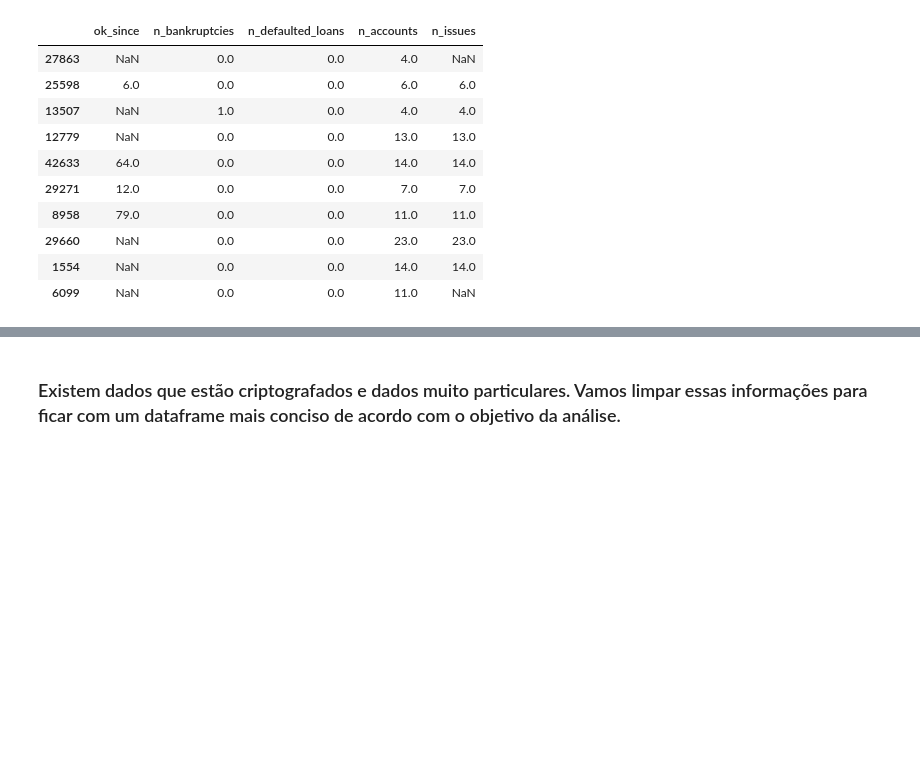
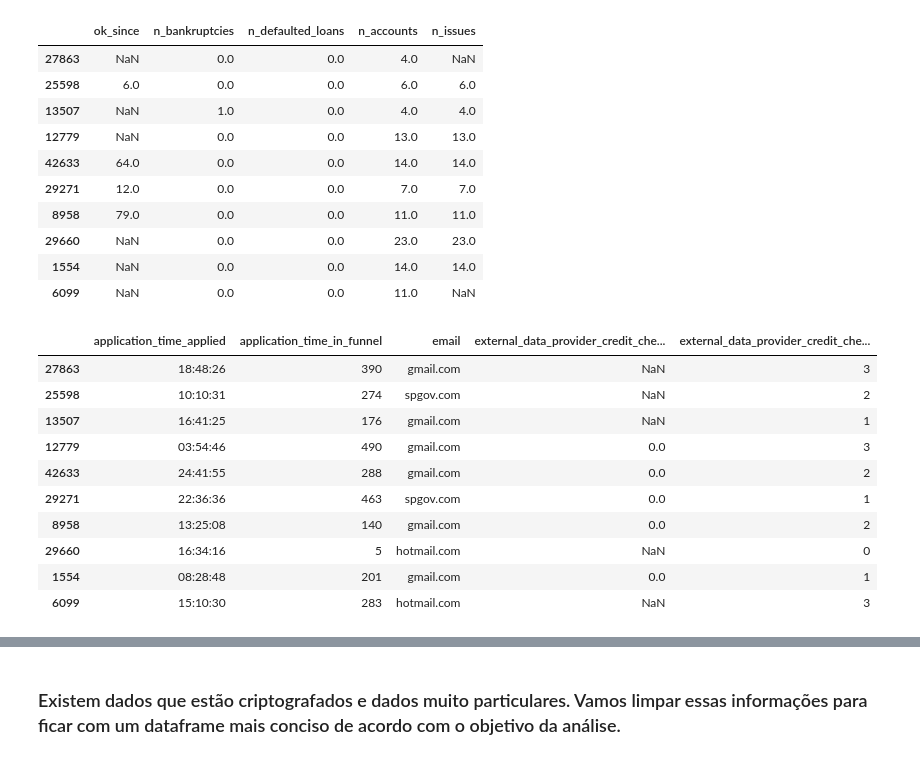
Before and after one commit to ghedin-alison/conceitos_ia, a Jupyter notebook: trabalho/teste.ipynb, the cells around one changed output, grey strips where cells are left out. Saved outputs shown, nothing was run; the diff lists cells and outputs as text; code cells hidden in the pictures; blank space fills up the shorter version.

```diff
--- a/trabalho/teste.ipynb
+++ b/trabalho/teste.ipynb
@@ -163,3 +169,17 @@ clientes_sample.iloc[:10, 20:25]
 | 29660 | NaN | 0.0 | 0.0 | 23.0 | 23.0 |
 | 1554 | NaN | 0.0 | 0.0 | 14.0 | 14.0 |
 | 6099 | NaN | 0.0 | 0.0 | 11.0 | NaN |
+# %%
+clientes_sample.iloc[:10, 25:30]
+# %% [output]
+|  | application_time_applied | application_time_in_funnel | email | external_data_provider_credit_che... | external_data_provider_credit_che... |
+| 27863 | 18:48:26 | 390 | gmail.com | NaN | 3 |
+| 25598 | 10:10:31 | 274 | spgov.com | NaN | 2 |
+| 13507 | 16:41:25 | 176 | gmail.com | NaN | 1 |
+| 12779 | 03:54:46 | 490 | gmail.com | 0.0 | 3 |
+| 42633 | 24:41:55 | 288 | gmail.com | 0.0 | 2 |
+| 29271 | 22:36:36 | 463 | spgov.com | 0.0 | 1 |
+| 8958 | 13:25:08 | 140 | gmail.com | 0.0 | 2 |
+| 29660 | 16:34:16 | 5 | hotmail.com | NaN | 0 |
+| 1554 | 08:28:48 | 201 | gmail.com | 0.0 | 1 |
+| 6099 | 15:10:30 | 283 | hotmail.com | NaN | 3 |
```
Also changed, not shown: parts of 18 cells of this notebook.
